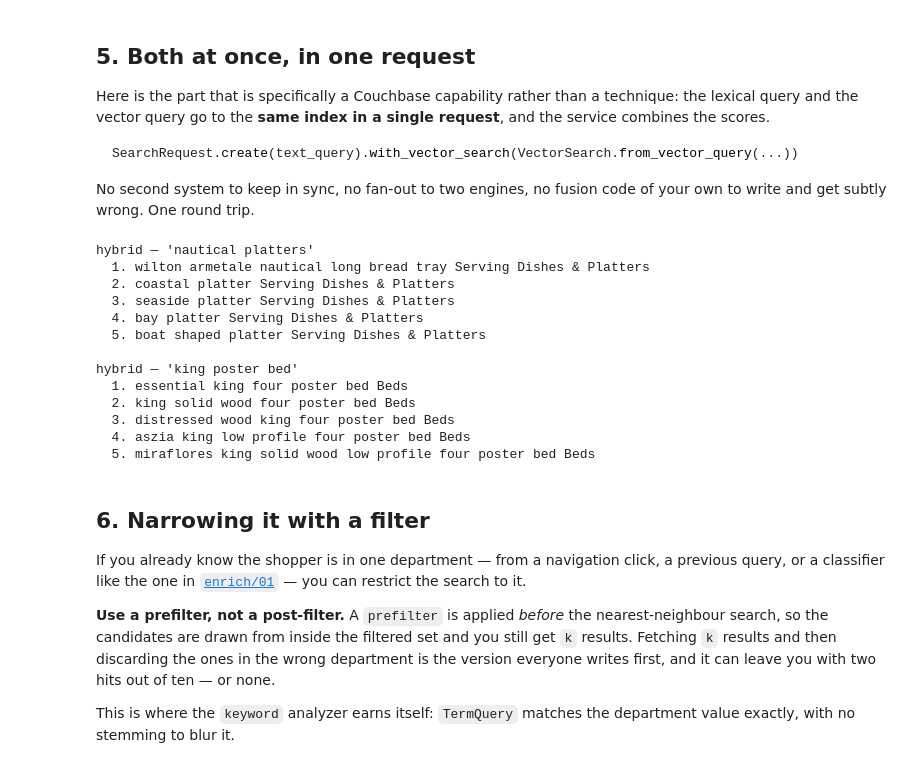
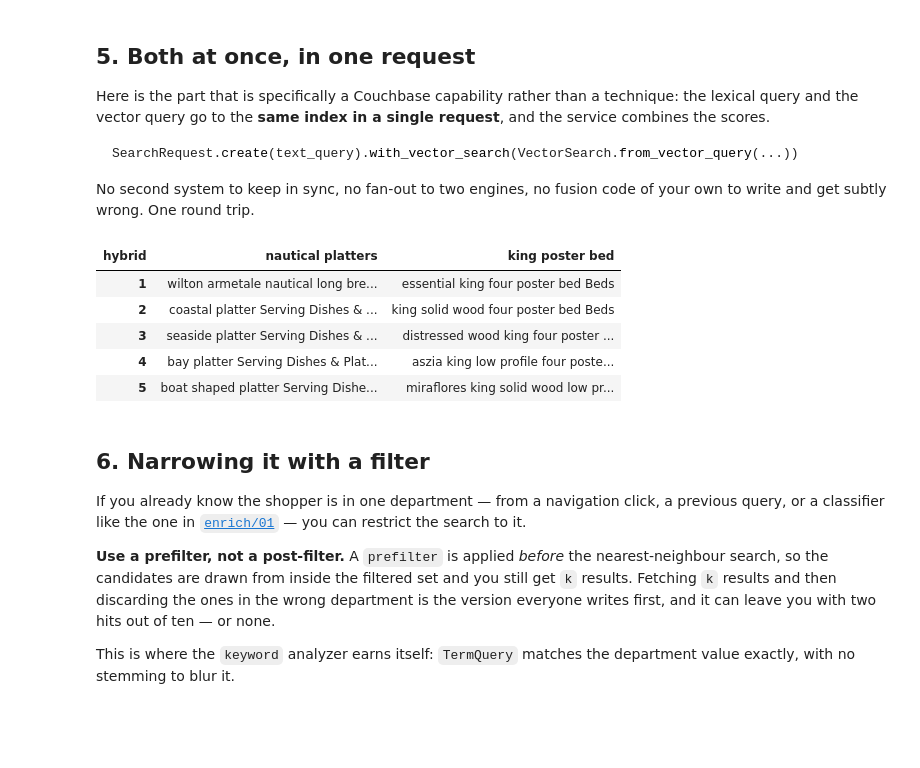
Before and after one commit to omnifroodle/couchbase_notebooks, a Jupyter notebook: notebooks/retrieval/01_building_hybrid_search.ipynb, the cells around one changed output. Drawn from its saved outputs; the diff is of its cells as text; code cells hidden in the pictures; blank space fills up the shorter version.

```diff
--- a/notebooks/retrieval/01_building_hybrid_search.ipynb
+++ b/notebooks/retrieval/01_building_hybrid_search.ipynb
@@ -302,30 +295,23 @@ write and get subtly wrong. One round trip.
 # %%
 from cbnb.couchbase_io import hybrid_search
 
 
 def by_hybrid(query, k=5, prefilter=None):
     return hybrid_search(cluster, **WHERE, vector_field="embedding",
                          query_vector=embedder.encode_one(query),
                          text_query=search.MatchQuery(query, field="text"),
                          k=k, num_candidates=200, fields=["text"], prefilter=prefilter)
 
 
-show(by_hybrid(NOUN_MATTERS), f"hybrid — {NOUN_MATTERS!r}")
-show(by_hybrid(WORDS_MATTER), f"hybrid — {WORDS_MATTER!r}")
+side_by_side({NOUN_MATTERS: by_hybrid(NOUN_MATTERS),
+              WORDS_MATTER: by_hybrid(WORDS_MATTER)}, title="hybrid")
 # %% [output]
-hybrid — 'nautical platters'
-  1. wilton armetale nautical long bread tray Serving Dishes & Platters
-  2. coastal platter Serving Dishes & Platters
-  3. seaside platter Serving Dishes & Platters
-  4. bay platter Serving Dishes & Platters
-  5. boat shaped platter Serving Dishes & Platters
-
-hybrid — 'king poster bed'
-  1. essential king four poster bed Beds
-  2. king solid wood four poster bed Beds
-  3. distressed wood king four poster bed Beds
-  4. aszia king low profile four poster bed Beds
-  5. miraflores king solid wood low profile four poster bed Beds
+| hybrid | nautical platters | king poster bed |
+| 1 | wilton armetale nautical long bre... | essential king four poster bed Beds |
+| 2 | coastal platter Serving Dishes & ... | king solid wood four poster bed Beds |
+| 3 | seaside platter Serving Dishes & ... | distressed wood king four poster ... |
+| 4 | bay platter Serving Dishes & Plat... | aszia king low profile four poste... |
+| 5 | boat shaped platter Serving Dishe... | miraflores king solid wood low pr... |
 # %% [markdown]
 ## 6. Narrowing it with a filter
 
```
Also changed, not shown: parts of 5 cells of this notebook, 1 other file.
